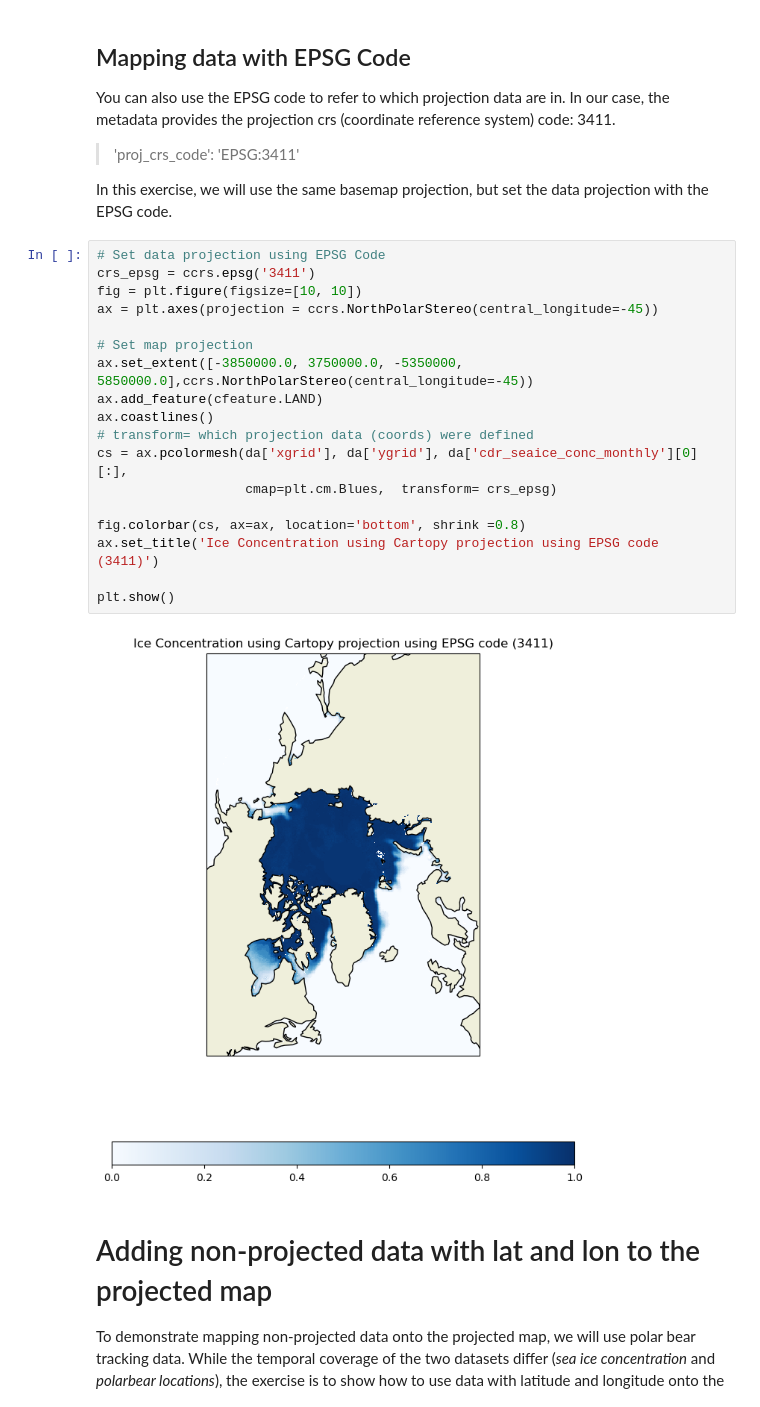
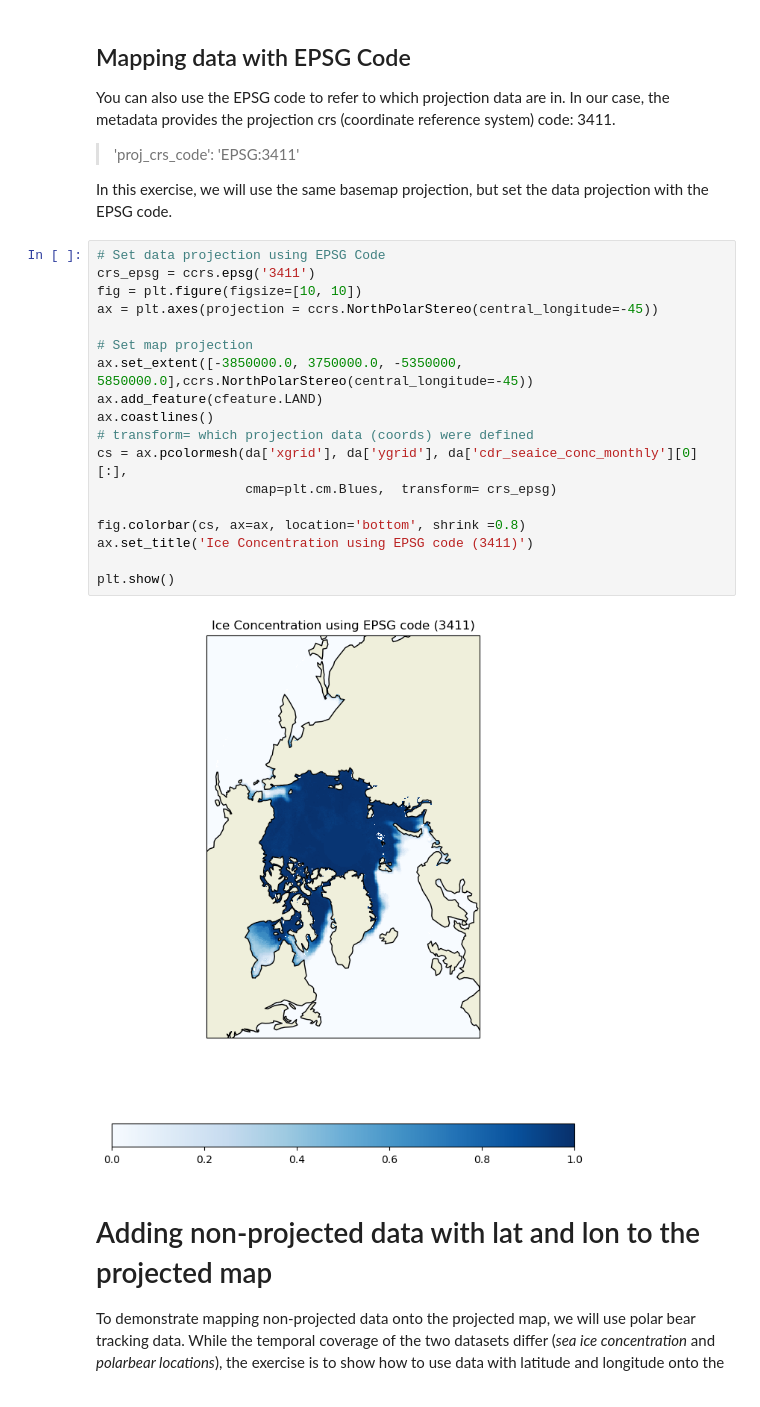
Before and after one commit to polarwatch/code-gallery, a Jupyter notebook: mapping-with-different-projections/mapping-with-different-projections.ipynb, the cells around one changed output. Saved outputs shown, nothing was run; the diff lists cells and outputs as text.

```diff
--- a/mapping-with-different-projections/mapping-with-different-projections.ipynb
+++ b/mapping-with-different-projections/mapping-with-different-projections.ipynb
@@ -125,23 +145,23 @@ In this exercise, we will use the same basemap projection, but set the data proj
 # %%
 # Set data projection using EPSG Code
 crs_epsg = ccrs.epsg('3411')
 fig = plt.figure(figsize=[10, 10])
 ax = plt.axes(projection = ccrs.NorthPolarStereo(central_longitude=-45))
 
 # Set map projection
 ax.set_extent([-3850000.0, 3750000.0, -5350000, 5850000.0],ccrs.NorthPolarStereo(central_longitude=-45))
 ax.add_feature(cfeature.LAND)
 ax.coastlines()
 # transform= which projection data (coords) were defined
 cs = ax.pcolormesh(da['xgrid'], da['ygrid'], da['cdr_seaice_conc_monthly'][0][:],
                    cmap=plt.cm.Blues,  transform= crs_epsg)
 
 fig.colorbar(cs, ax=ax, location='bottom', shrink =0.8)
-ax.set_title('Ice Concentration using Cartopy projection using EPSG code (3411)')
+ax.set_title('Ice Concentration using EPSG code (3411)')
 
 plt.show()
 # %% [output]
-[figure, old version]
+[figure, new version]
 # %% [markdown]
 # Adding non-projected data with lat and lon to the projected map
 
```
Also changed, not shown: parts of 4 cells of this notebook, 1 other file.
